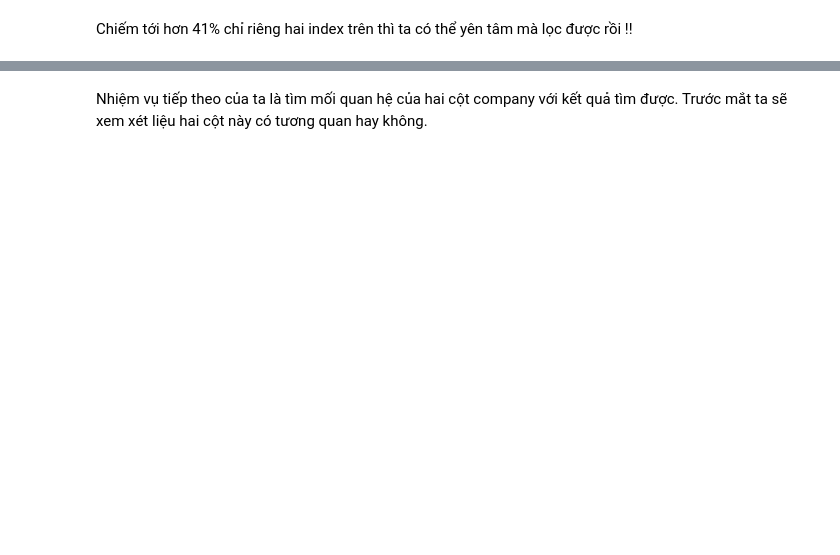
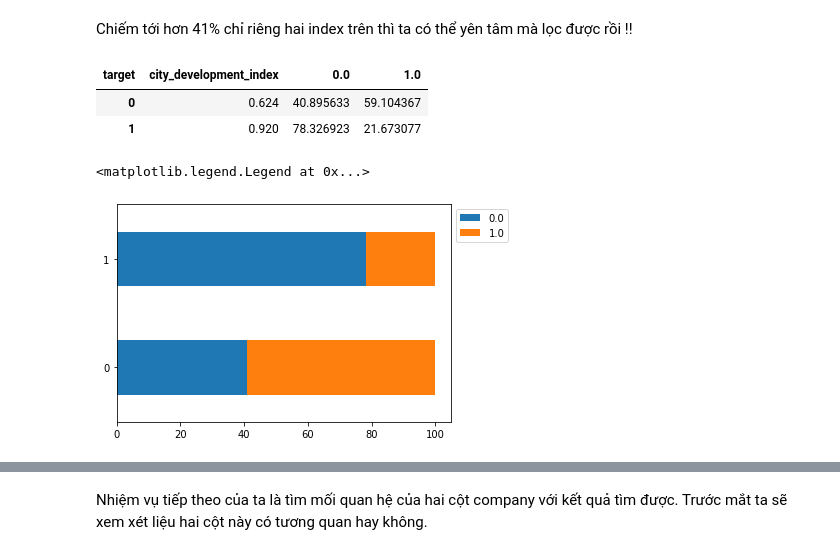
Before and after one commit to molr298/Project_IntroDS, a Jupyter notebook: Final-T.ipynb, the cells around one changed output, grey strips where cells are left out. Cells and saved outputs as stored; diff of their text form; code cells hidden in the pictures; blank space fills up the shorter version.

Commit message:
Add visualization and finish

```diff
--- a/Final-T.ipynb
+++ b/Final-T.ipynb
@@ -609,5 +590,6 @@ Khá bất ngờ, mặc dù thành phố có chỉ số 0.92 lại có
 Trước mắt ta sẽ lấy cả 4 chỉ số đầu tiên có số lượng áp đảo (>1000) là 0.624,0.92,0.91,0.926 để quan sát.
 # %%
 aug_df_work_1 = aug_df_work_1[aug_df_work_1['city_development_index'].isin([0.624,0.92,0.91,0.926])].reset_index(drop=True)
-aug_df_work_1[['city_development_index','target']].value_counts()
+plot_work_df = aug_df_work_1.pivot_table(index=['city_development_index'],columns='target',aggfunc='size', fill_value=0).reset_index()
+plot_work_df
 # %% [output]
@@ -633,0 +601,5 @@ dtype: int64
+# %%
+plot_pctg = plot_work_df.copy()
+plot_pctg[1.0] = percentage_change(plot_work_df[1.0], plot_work_df[0.0])
+plot_pctg[0.0] = percentage_change(plot_work_df[0.0], plot_work_df[1.0])
+plot_pctg
@@ -646,2 +622,15 @@ len(aug_df_work_1) / len(aug_df) * 100
 # %% [markdown]
 Chiếm tới hơn 41% chỉ riêng hai index trên thì ta có thể yên tâm mà lọc được rồi !!
+# %%
+plot_pctg = plot_pctg.drop(index=[1,3]).reset_index(drop=True)
+plot_pctg
+# %% [output]
+| target | city_development_index | 0.0 | 1.0 |
+| 0 | 0.624 | 40.895633 | 59.104367 |
+| 1 | 0.920 | 78.326923 | 21.673077 |
+# %%
+ax = plot_pctg[[0.0,1.0]].plot.barh(stacked=True)
+plt.legend(bbox_to_anchor=(1.0, 1.0))
+# %% [output]
+<matplotlib.legend.Legend at 0x...>
+[figure, added]
```
Also changed, not shown: parts of 13 cells of this notebook.
